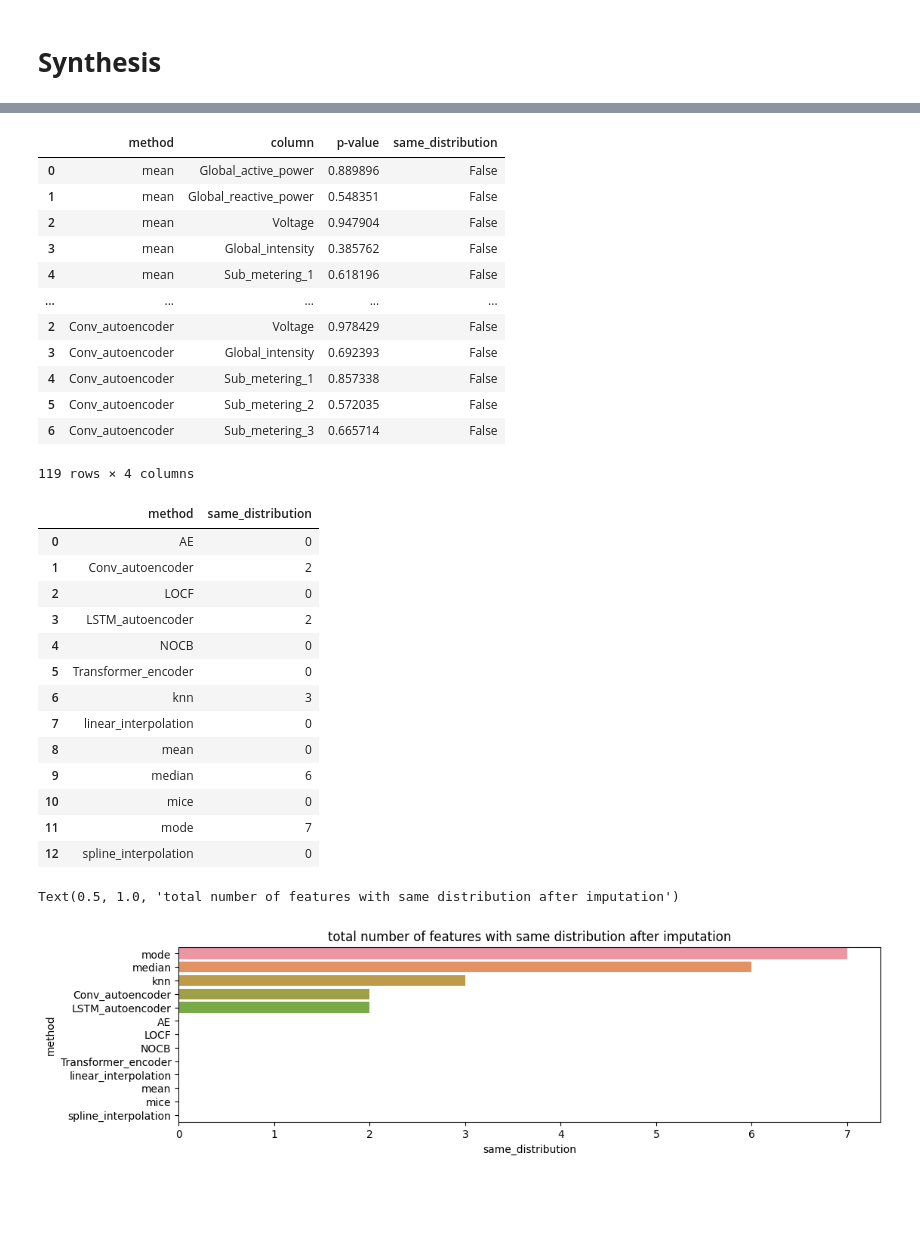
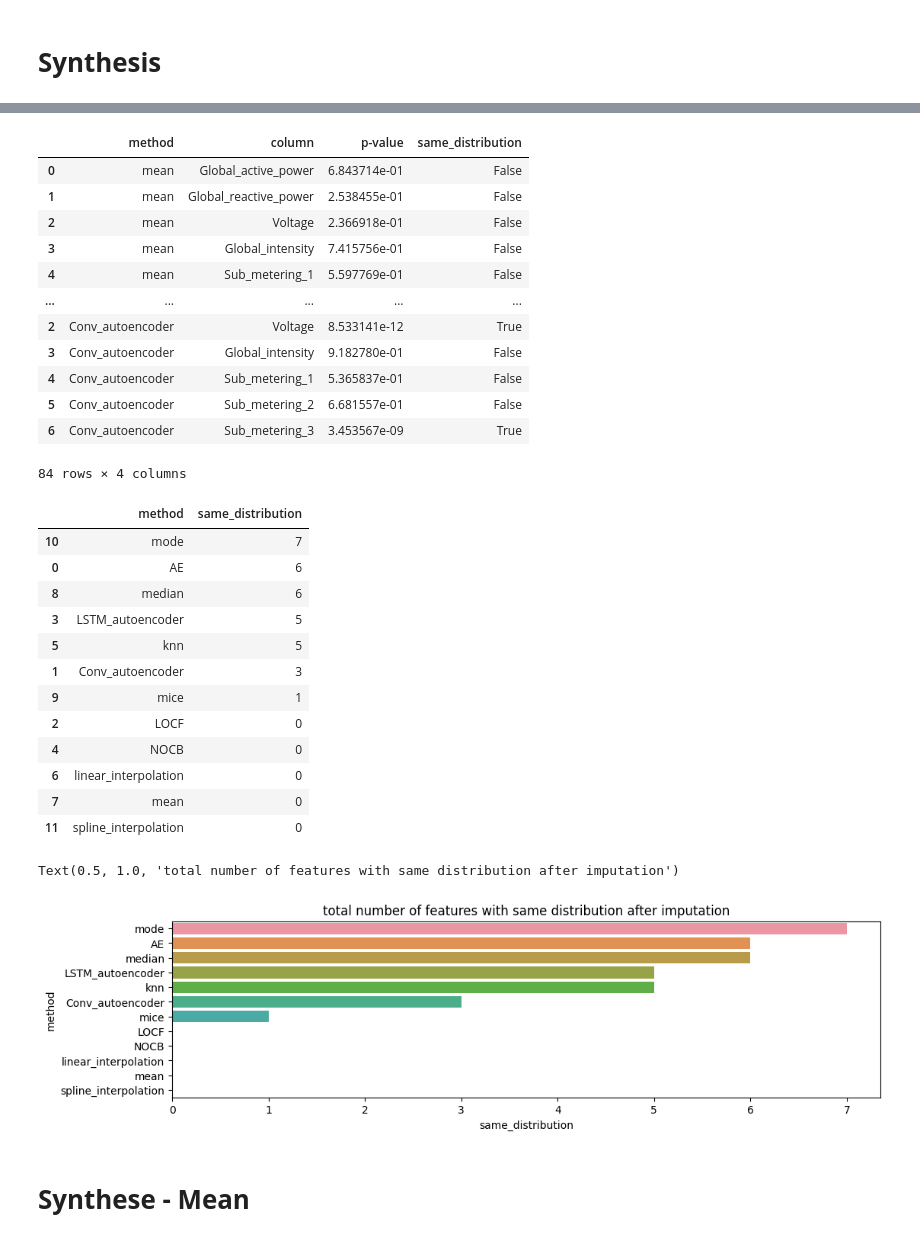
Before and after one commit to lidamsoukaina/Unsupervised_Time_Series_Imputation, a Jupyter notebook: main.ipynb, the cells around one changed output, grey strips where cells are left out. Cells and saved outputs as stored; diff of their text form; code cells hidden in the pictures; blank space fills up the shorter version.

```diff
--- a/main.ipynb
+++ b/main.ipynb
@@ -84,2 +87,2 @@ df.plot(x="epochs", y=["train_loss", "val_loss"],kind="line")
 # %%
-print(model_ae_PATH)
+model_ae_PATH = "./trained_models/AE/model_final_2023-04-06_11:08:55.783890"
@@ -118,2 +119,2 @@ df.plot(x="epochs", y=["train_loss", "val_loss"],kind="line")
 # %%
-print(model_conv_ae_path)
+model_conv_ae_path = "./trained_models/convAE/model_final_2023-04-06_11:20:22.074493"
@@ -149,2 +148,2 @@ df.plot(x="epochs", y=["train_loss", "val_loss"],kind="line")
 # %%
-print(model_ae_lstm_path)
+model_ae_lstm_path = "./trained_models/LSTM_AE/model_final_2023-04-06_11:30:42.495107"
@@ -253,20 +252,20 @@ Text(0.5, 1.0, 'MSE evaluation of all approaches in test set')
 # %%
-tests_classique=pd.concat([tests_classique,t_test_ae,t_test_lstm_ae,t_test_ts,t_test_conv_ae],axis=0)
+tests_classique=pd.concat([tests_classique,t_test_ae,t_test_lstm_ae,t_test_conv_ae],axis=0) #t_test_ts
 tests_classique
 # %% [output]
 |  | method | column | p-value | same_distribution |
-| 0 | mean | Global_active_power | 0.889896 | False |
-| 1 | mean | Global_reactive_power | 0.548351 | False |
-| 2 | mean | Voltage | 0.947904 | False |
-| 3 | mean | Global_intensity | 0.385762 | False |
-| 4 | mean | Sub_metering_1 | 0.618196 | False |
+| 0 | mean | Global_active_power | 6.843714e-01 | False |
+| 1 | mean | Global_reactive_power | 2.538455e-01 | False |
+| 2 | mean | Voltage | 2.366918e-01 | False |
+| 3 | mean | Global_intensity | 7.415756e-01 | False |
+| 4 | mean | Sub_metering_1 | 5.597769e-01 | False |
 | ... | ... | ... | ... | ... |
-| 2 | Conv_autoencoder | Voltage | 0.978429 | False |
-| 3 | Conv_autoencoder | Global_intensity | 0.692393 | False |
-| 4 | Conv_autoencoder | Sub_metering_1 | 0.857338 | False |
-| 5 | Conv_autoencoder | Sub_metering_2 | 0.572035 | False |
-| 6 | Conv_autoencoder | Sub_metering_3 | 0.665714 | False |
+| 2 | Conv_autoencoder | Voltage | 8.533141e-12 | True |
+| 3 | Conv_autoencoder | Global_intensity | 9.182780e-01 | False |
+| 4 | Conv_autoencoder | Sub_metering_1 | 5.365837e-01 | False |
+| 5 | Conv_autoencoder | Sub_metering_2 | 6.681557e-01 | False |
+| 6 | Conv_autoencoder | Sub_metering_3 | 3.453567e-09 | True |
-119 rows × 4 columns
+84 rows × 4 columns
 # %%
 tests_classique["same_distribution"] = tests_classique["same_distribution"].astype(int)
 tests_classique.drop(['column','p-value'],axis = 1,inplace=True)
@@ -275,22 +274,23 @@ tests_classique = tests_classique.sort_values(by=["same_distribution"],ascending
 tests_classique
 # %% [output]
 |  | method | same_distribution |
-| 0 | AE | 0 |
-| 1 | Conv_autoencoder | 2 |
+| 10 | mode | 7 |
+| 0 | AE | 6 |
+| 8 | median | 6 |
+| 3 | LSTM_autoencoder | 5 |
+| 5 | knn | 5 |
+| 1 | Conv_autoencoder | 3 |
+| 9 | mice | 1 |
 | 2 | LOCF | 0 |
-| 3 | LSTM_autoencoder | 2 |
 | 4 | NOCB | 0 |
-| 5 | Transformer_encoder | 0 |
-| 6 | knn | 3 |
-| 7 | linear_interpolation | 0 |
-| 8 | mean | 0 |
-| 9 | median | 6 |
-| 10 | mice | 0 |
-| 11 | mode | 7 |
-| 12 | spline_interpolation | 0 |
+| 6 | linear_interpolation | 0 |
+| 7 | mean | 0 |
+| 11 | spline_interpolation | 0 |
 # %%
 sns.barplot(x='same_distribution',y='method',data=tests_classique)
 plt.title("total number of features with same distribution after imputation")
 # %% [output]
 Text(0.5, 1.0, 'total number of features with same distribution after imputation')
-[figure, old version]
+[figure, new version]
+# %% [markdown]
+# **Synthese - Mean**
```
Also changed, not shown: parts of 25 cells of this notebook.
